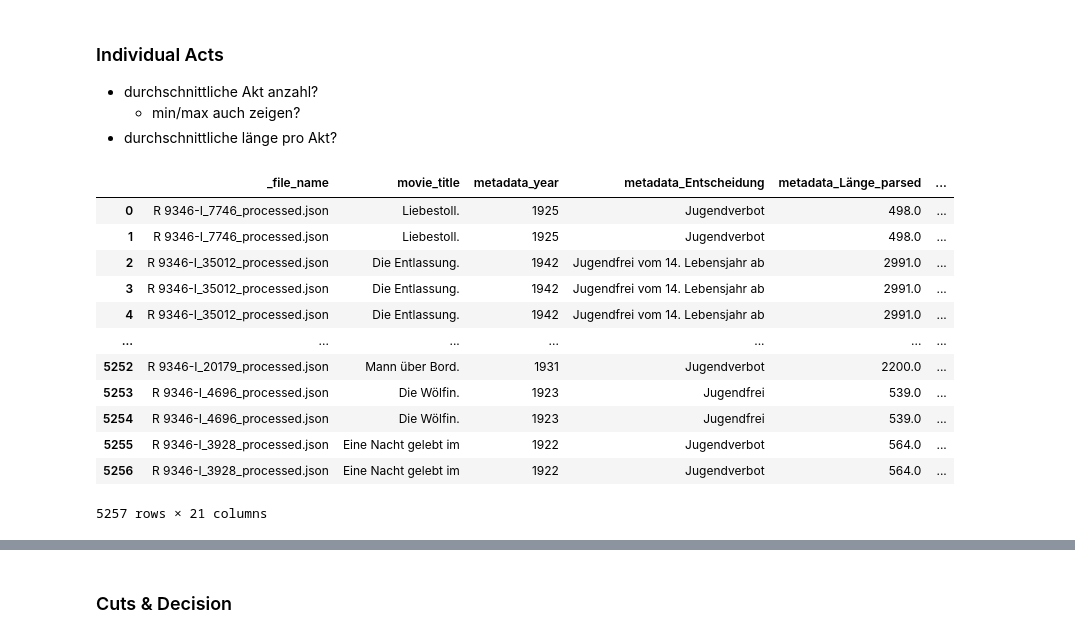
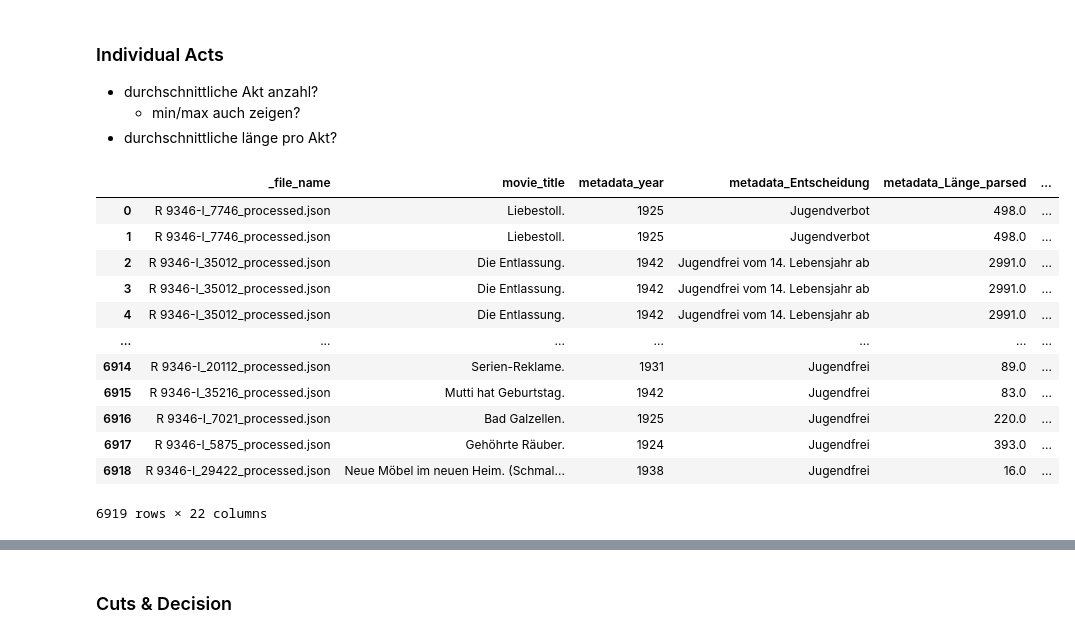
Before and after one commit to codemitdjango/german-film-censorship, a Jupyter notebook: src/analysis/content_analysis.ipynb, the cells around one changed output, grey strips where cells are left out. Drawn from its saved outputs; the diff is of its cells as text; code cells hidden in the pictures.

```diff
--- a/src/analysis/content_analysis.ipynb
+++ b/src/analysis/content_analysis.ipynb
@@ -644,36 +672,53 @@ df_filmlength_acts = pd.concat(
     [
         df_filmlength_acts.drop(columns="length_details_individual_acts"),
         pd.json_normalize(df_filmlength_acts["length_details_individual_acts"]),
     ],
     axis=1,
 )
 
 df_filmlength_acts["original_length"] = df_filmlength_acts["original_length"].apply(parse_meters)
 df_filmlength_acts["length_after_cut"] = df_filmlength_acts["length_after_cut"].apply(parse_meters)
 
+df_filmlength_acts["is_synthetic_act"] = False
+no_individual_acts = df_filmlength["length_details_individual_acts"].map(
+    lambda acts: not isinstance(acts, list) or len(acts) == 0
+)
+synthetic_acts = df_filmlength.loc[no_individual_acts].drop(
+    columns="length_details_individual_acts"
+).copy()
+synthetic_acts["act_number"] = "Gesamtfilm"
+synthetic_acts["original_length"] = synthetic_acts["total_original_length_parsed"]
+synthetic_acts["length_after_cut"] = synthetic_acts["length_after_cut_for_analysis"]
+synthetic_acts["is_synthetic_act"] = True
+df_filmlength_acts = pd.concat(
+    [df_filmlength_acts, synthetic_acts],
+    ignore_index=True,
+    sort=False,
+)
+
 df_filmlength_acts["act_length_after_cut_for_analysis"] = (
     df_filmlength_acts["length_after_cut"]
 )
 known_cut_status = df_filmlength_acts["cut_status"].isin(
     ["geschnitten", "ungeschnitten"]
 )
 unchanged_acts = known_cut_status & df_filmlength_acts["length_after_cut"].isna()
 df_filmlength_acts.loc[unchanged_acts, "act_length_after_cut_for_analysis"] = (
     df_filmlength_acts.loc[unchanged_acts, "original_length"]
 )
 
 df_filmlength_acts
 # %% [output]
 |  | _file_name | movie_title | metadata_year | metadata_Entscheidung | metadata_Länge_parsed | ... |
 | 0 | R 9346-I_7746_processed.json | Liebestoll. | 1925 | Jugendverbot | 498.0 | ... |
 | 1 | R 9346-I_7746_processed.json | Liebestoll. | 1925 | Jugendverbot | 498.0 | ... |
 | 2 | R 9346-I_35012_processed.json | Die Entlassung. | 1942 | Jugendfrei vom 14. Lebensjahr ab | 2991.0 | ... |
 | 3 | R 9346-I_35012_processed.json | Die Entlassung. | 1942 | Jugendfrei vom 14. Lebensjahr ab | 2991.0 | ... |
 | 4 | R 9346-I_35012_processed.json | Die Entlassung. | 1942 | Jugendfrei vom 14. Lebensjahr ab | 2991.0 | ... |
 | ... | ... | ... | ... | ... | ... | ... |
-| 5252 | R 9346-I_20179_processed.json | Mann über Bord. | 1931 | Jugendverbot | 2200.0 | ... |
-| 5253 | R 9346-I_4696_processed.json | Die Wölfin. | 1923 | Jugendfrei | 539.0 | ... |
-| 5254 | R 9346-I_4696_processed.json | Die Wölfin. | 1923 | Jugendfrei | 539.0 | ... |
-| 5255 | R 9346-I_3928_processed.json | Eine Nacht gelebt im | 1922 | Jugendverbot | 564.0 | ... |
-| 5256 | R 9346-I_3928_processed.json | Eine Nacht gelebt im | 1922 | Jugendverbot | 564.0 | ... |
+| 6914 | R 9346-I_20112_processed.json | Serien-Reklame. | 1931 | Jugendfrei | 89.0 | ... |
+| 6915 | R 9346-I_35216_processed.json | Mutti hat Geburtstag. | 1942 | Jugendfrei | 83.0 | ... |
+| 6916 | R 9346-I_7021_processed.json | Bad Galzellen. | 1925 | Jugendfrei | 220.0 | ... |
+| 6917 | R 9346-I_5875_processed.json | Gehöhrte Räuber. | 1924 | Jugendfrei | 393.0 | ... |
+| 6918 | R 9346-I_29422_processed.json | Neue Möbel im neuen Heim. (Schmal... | 1938 | Jugendfrei | 16.0 | ... |
-5257 rows × 21 columns
+6919 rows × 22 columns
```
Also changed, not shown: parts of 6 cells of this notebook.
